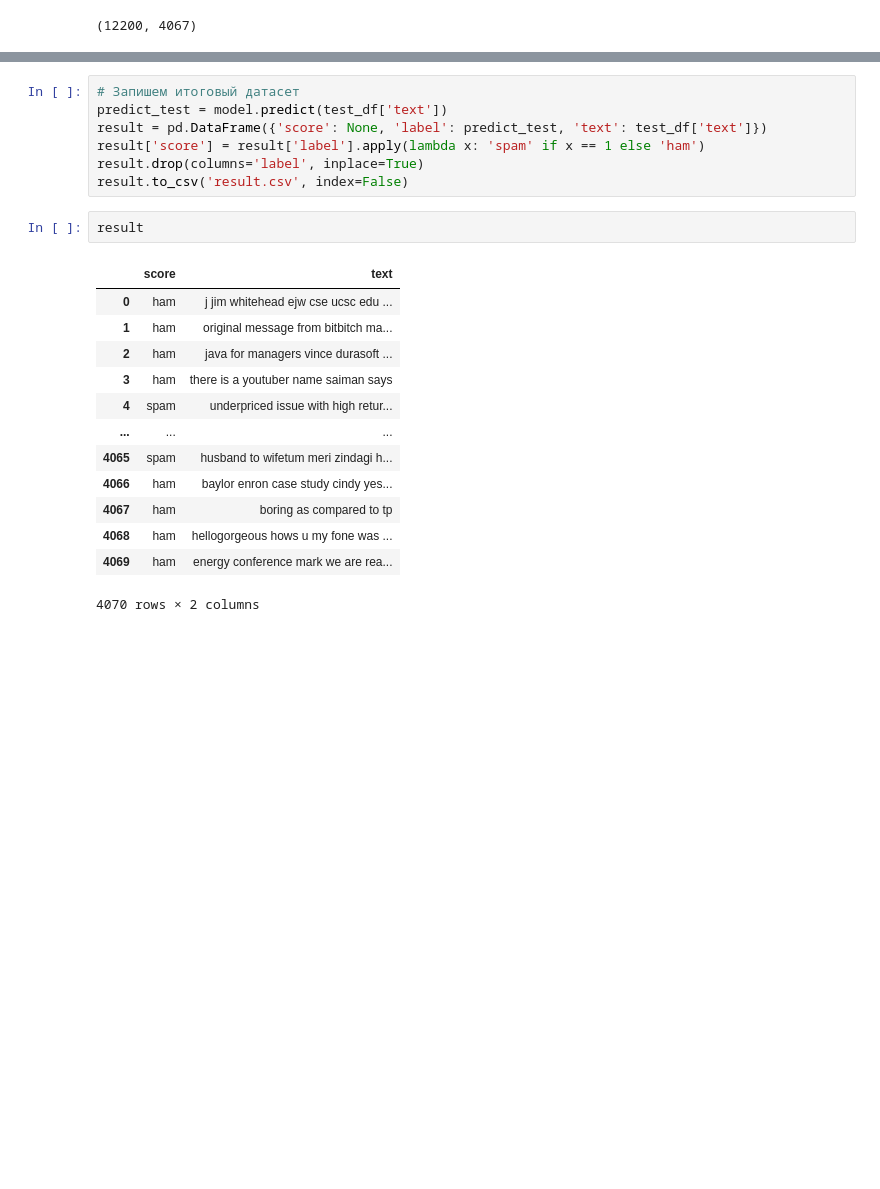
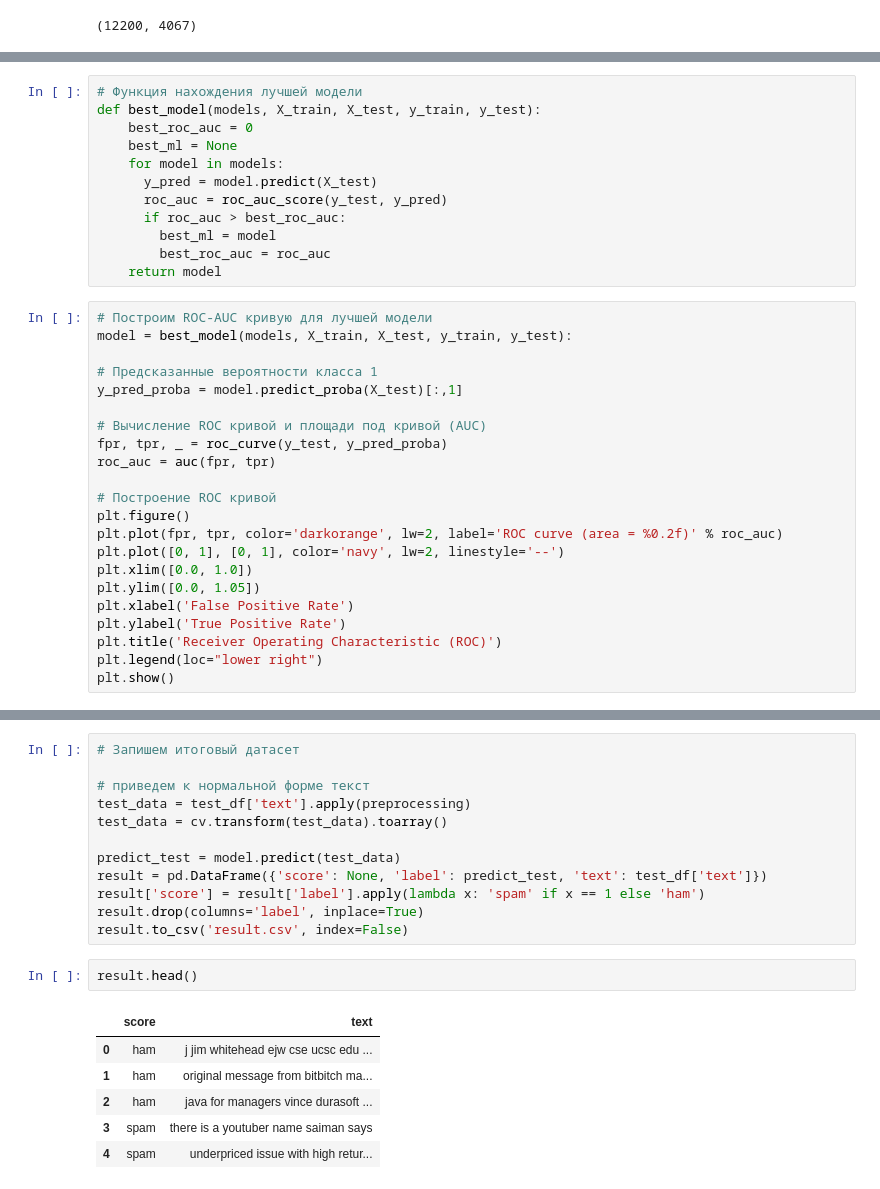
Before and after one commit to diana1915/spam_project, a Jupyter notebook: VK_spam.ipynb, the cells around one changed output, grey strips where cells are left out. Drawn from its saved outputs; the diff is of its cells as text; blank space fills up the shorter version.

```diff
--- a/VK_spam.ipynb
+++ b/VK_spam.ipynb
@@ -273,0 +275,34 @@ model = best_model(X_train, X_test, y_train, y_test)
+# %%
+# Функция нахождения лучшей модели
+def best_model(models, X_train, X_test, y_train, y_test):
+    best_roc_auc = 0
+    best_ml = None
+    for model in models:
+      y_pred = model.predict(X_test)
+      roc_auc = roc_auc_score(y_test, y_pred)
+      if roc_auc > best_roc_auc:
+        best_ml = model
+        best_roc_auc = roc_auc
+    return model
+# %%
+# Построим ROC-AUC кривую для лучшей модели
+model = best_model(models, X_train, X_test, y_train, y_test):
+
+# Предсказанные вероятности класса 1
+y_pred_proba = model.predict_proba(X_test)[:,1]
+
+# Вычисление ROC кривой и площади под кривой (AUC)
+fpr, tpr, _ = roc_curve(y_test, y_pred_proba)
+roc_auc = auc(fpr, tpr)
+
+# Построение ROC кривой
+plt.figure()
+plt.plot(fpr, tpr, color='darkorange', lw=2, label='ROC curve (area = %0.2f)' % roc_auc)
+plt.plot([0, 1], [0, 1], color='navy', lw=2, linestyle='--')
+plt.xlim([0.0, 1.0])
+plt.ylim([0.0, 1.05])
+plt.xlabel('False Positive Rate')
+plt.ylabel('True Positive Rate')
+plt.title('Receiver Operating Characteristic (ROC)')
+plt.legend(loc="lower right")
+plt.show()
@@ -274,23 +311,21 @@ model = best_model(X_train, X_test, y_train, y_test)
 # %%
 # Запишем итоговый датасет
-predict_test = model.predict(test_df['text'])
+
+# приведем к нормальной форме текст
+test_data = test_df['text'].apply(preprocessing)
+test_data = cv.transform(test_data).toarray()
+
+predict_test = model.predict(test_data)
 result = pd.DataFrame({'score': None, 'label': predict_test, 'text': test_df['text']})
 result['score'] = result['label'].apply(lambda x: 'spam' if x == 1 else 'ham')
 result.drop(columns='label', inplace=True)
 result.to_csv('result.csv', index=False)
 # %%
-result
+result.head()
 # %% [output]
 |  | score | text |
 | 0 | ham | j jim whitehead ejw cse ucsc edu ... |
 | 1 | ham | original message from bitbitch ma... |
 | 2 | ham | java for managers vince durasoft ... |
-| 3 | ham | there is a youtuber name saiman says |
+| 3 | spam | there is a youtuber name saiman says |
 | 4 | spam | underpriced issue with high retur... |
-| ... | ... | ... |
-| 4065 | spam | husband to wifetum meri zindagi h... |
-| 4066 | ham | baylor enron case study cindy yes... |
-| 4067 | ham | boring as compared to tp |
-| 4068 | ham | hellogorgeous hows u my fone was ... |
-| 4069 | ham | energy conference mark we are rea... |
-4070 rows × 2 columns
```
Also changed, not shown: parts of 13 cells of this notebook.
